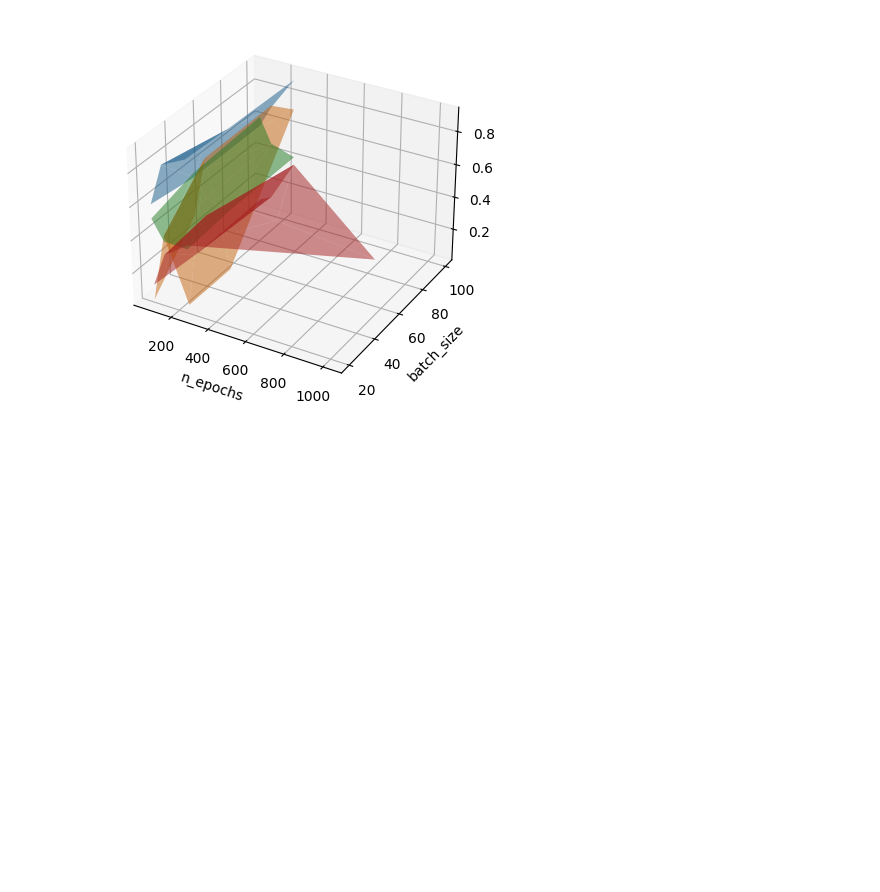
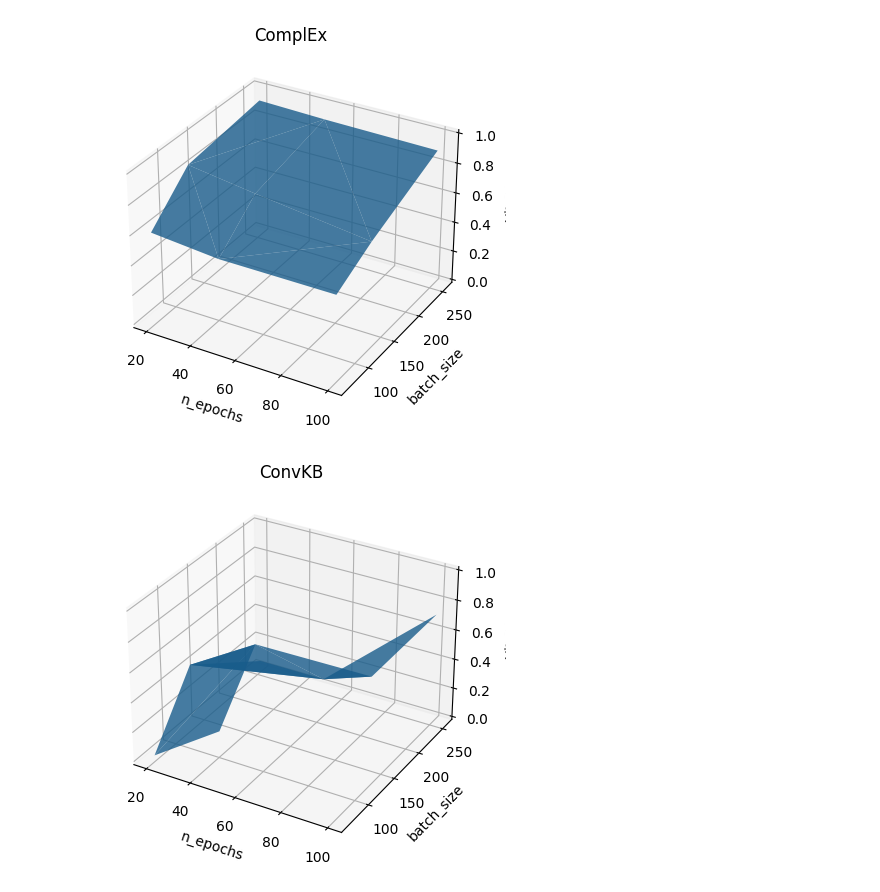
Before and after one commit to atoffano/KGene2Pheno, a Jupyter notebook: fig.ipynb, the cells around one changed output. Cells and saved outputs as stored; diff of their text form; code cells hidden in the pictures; blank space fills up the shorter version.

```diff
--- a/fig.ipynb
+++ b/fig.ipynb
@@ -6,3 +6,18 @@ import numpy as np
 df = pd.read_csv('wandb.csv')
 df = df[["method", "n_epochs", "batch_size", "Hit@1"]]
 names = df["method"].unique()
+# %%
+# Create the 3D plot
+fig = plt.figure()
+
+ax = fig.add_subplot(111, projection='3d')
+ax.set_xlabel('n_epochs')
+ax.set_ylabel('batch_size')
+ax.set_zlabel('Hit@1')
+
+for name in names:
+    df_ = df[df["method"] == name]
+    ax.scatter(df_["n_epochs"], df_["batch_size"], df_["Hit@1"], label=name)
+
+ax.legend()
+plt.show()
@@ -9,21 +26,24 @@ names = df["method"].unique()
 # %%
-# Create the 3D plot
-fig = plt.figure()
-ax = fig.add_subplot(111, projection='3d')
-
 for name in names:
     data = df[df["method"] == name]
-    y = data["n_epochs"]
-    x = data["batch_size"]
+    x = data["n_epochs"]
+    y = data["batch_size"]
     z = data["Hit@1"]
-
     # plot the trisurf if there are at least 3 data points
     if len(x) >= 3 and len(y) >= 3 and len(z) >= 3:
-        ax.plot_trisurf(x, y, z, linewidth=0.2, antialiased=True, label=name, alpha=0.5)
+        fig = plt.figure()
+        ax = fig.add_subplot(111, projection='3d')
+        ax.plot_trisurf(x, y, z, linewidth=0.5, antialiased=True, label=name, alpha=0.8)
 
-ax.set_xlabel('n_epochs')
-ax.set_ylabel('batch_size')
-ax.set_zlabel('Hit@1')
-plt.show()
+        ax.set_xlabel('n_epochs')
+        ax.set_ylabel('batch_size')
+        ax.set_zlabel('Hit@1')
+        ax.set_title(name)
+
+        # fix the scale of the Hit@1 axis to 0 to 1
+        ax.set_zlim(0, 1)
+
+        plt.show()
 # %% [output]
-[figure, old version]
+[figure, new version]
+[figure, added]
```
Also changed, not shown: parts of 2 cells of this notebook, 3 other files.
